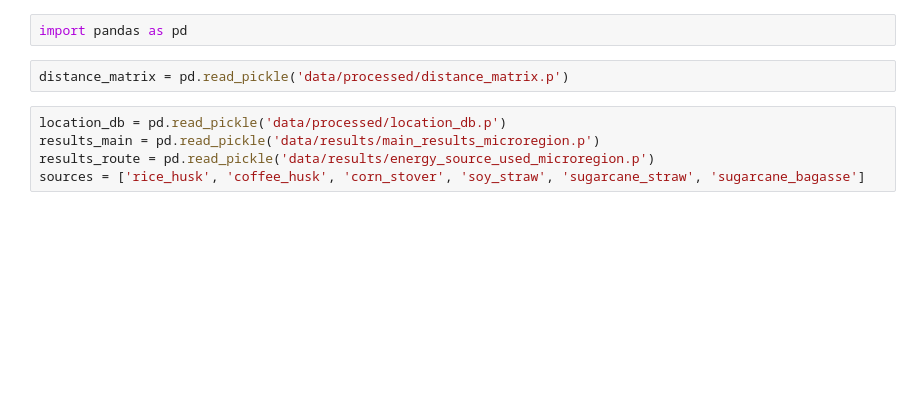
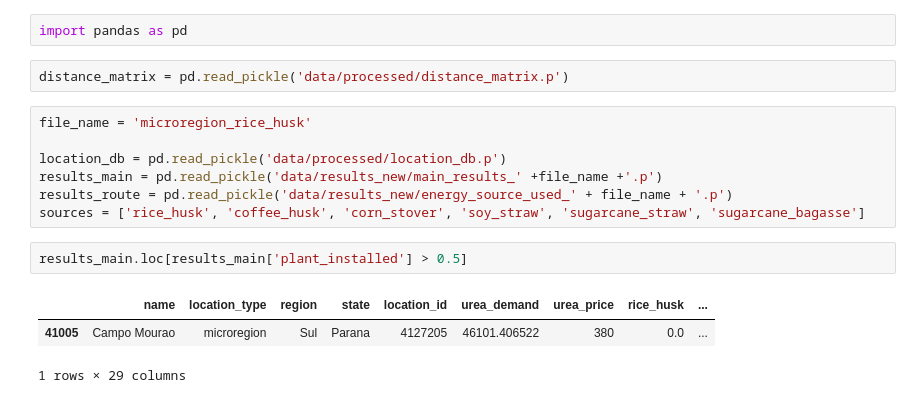
Before and after one commit to DiegoCostaLopes/UreaOpt, a Jupyter notebook: data_exploration.ipynb, the cells around one changed output. Drawn from its saved outputs; the diff is of its cells as text; blank space fills up the shorter version.

```diff
--- a/data_exploration.ipynb
+++ b/data_exploration.ipynb
@@ -3,7 +3,15 @@ import pandas as pd
 # %%
 distance_matrix = pd.read_pickle('data/processed/distance_matrix.p')
 # %%
+file_name = 'microregion_rice_husk'
+
 location_db = pd.read_pickle('data/processed/location_db.p')
-results_main = pd.read_pickle('data/results/main_results_microregion.p')
-results_route = pd.read_pickle('data/results/energy_source_used_microregion.p')
+results_main = pd.read_pickle('data/results_new/main_results_' +file_name +'.p')
+results_route = pd.read_pickle('data/results_new/energy_source_used_' + file_name + '.p')
 sources = ['rice_husk', 'coffee_husk', 'corn_stover', 'soy_straw', 'sugarcane_straw', 'sugarcane_bagasse']
+# %%
+results_main.loc[results_main['plant_installed'] > 0.5]
+# %% [output]
+|  | name | location_type | region | state | location_id | urea_demand | urea_price | rice_husk | ... |
+| 41005 | Campo Mourao | microregion | Sul | Parana | 4127205 | 46101.406522 | 380 | 0.0 | ... |
+1 rows × 29 columns
```
Also changed, not shown: parts of 4 cells of this notebook, 30 other files.
